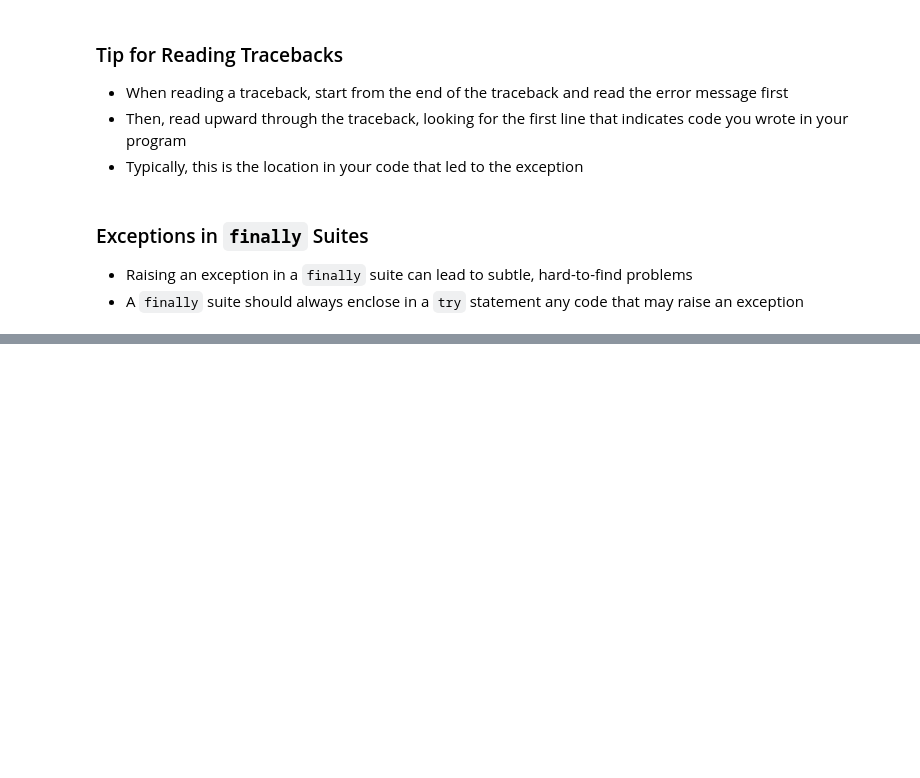
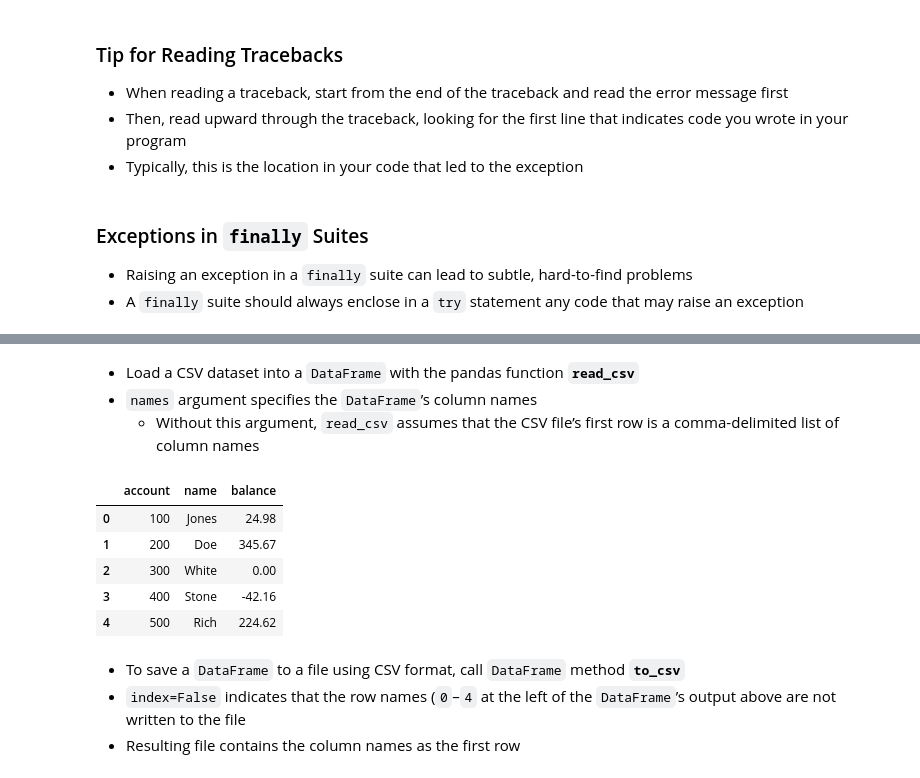
Before and after one commit to OlegZas/Python, a Jupyter notebook: PythonClass/ML and DataScience CS121/Ch9 Files and Exceptions.ipynb, the cells around one changed output, grey strips where cells are left out. Cells and saved outputs as stored; diff of their text form; code cells hidden in the pictures; blank space fills up the shorter version.

```diff
--- a/PythonClass/ML and DataScience CS121/Ch9 Files and Exceptions.ipynb
+++ b/PythonClass/ML and DataScience CS121/Ch9 Files and Exceptions.ipynb
@@ -500,0 +579,4 @@ Exception: An exception occurred
+# %% [markdown]
+* Load a CSV dataset into a `DataFrame` with the pandas function **`read_csv`**
+* `names` argument specifies the `DataFrame`’s column names
+    * Without this argument, `read_csv` assumes that the CSV file’s first row is a comma-delimited list of column names
@@ -500,0 +585,16 @@ Exception: An exception occurred
+# %%
+df = pd.read_csv('accounts.csv',
+                 names=['account', 'name', 'balance'])
+# %%
+df
+# %% [output]
+|  | account | name | balance |
+| 0 | 100 | Jones | 24.98 |
+| 1 | 200 | Doe | 345.67 |
+| 2 | 300 | White | 0.00 |
+| 3 | 400 | Stone | -42.16 |
+| 4 | 500 | Rich | 224.62 |
+# %% [markdown]
+* To save a `DataFrame` to a file using CSV format, call `DataFrame` method **`to_csv`**
+* `index=False` indicates that the row names (`0`–`4` at the left of the `DataFrame`’s output above are not written to the file
+* Resulting file contains the column names as the first row
```
Also changed, not shown: parts of 39 cells of this notebook.
